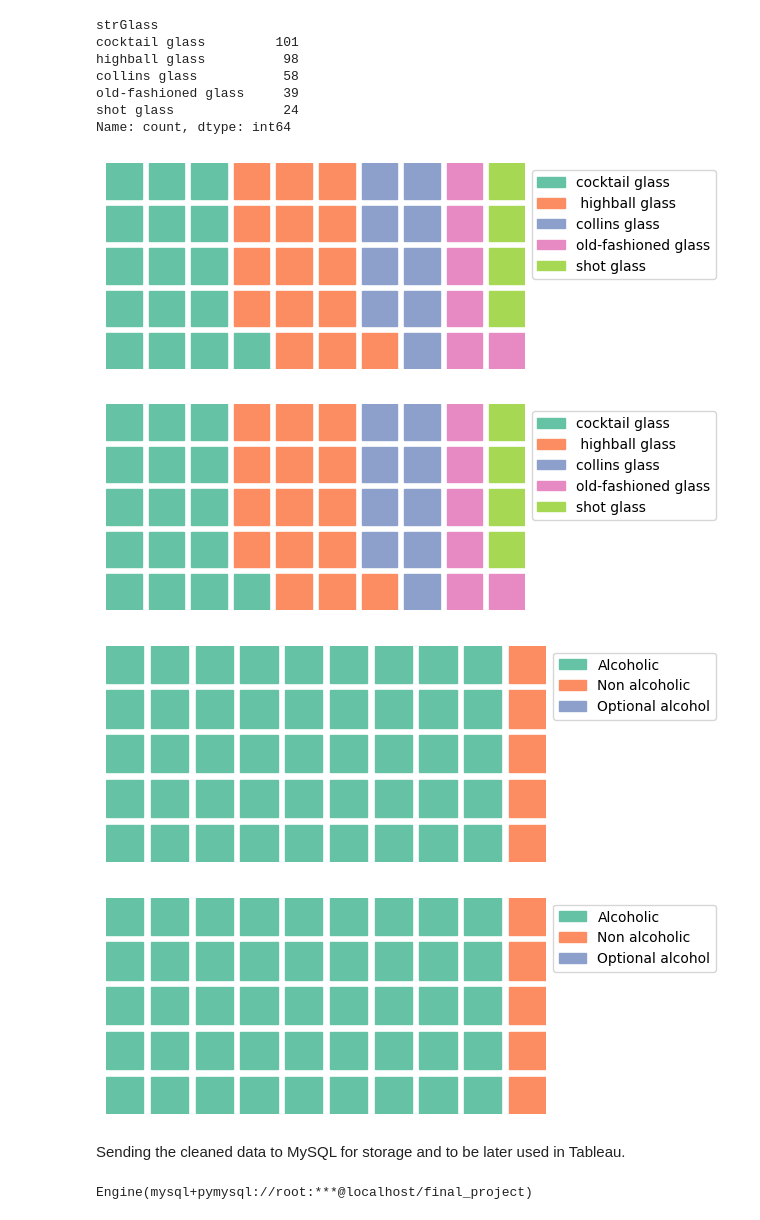
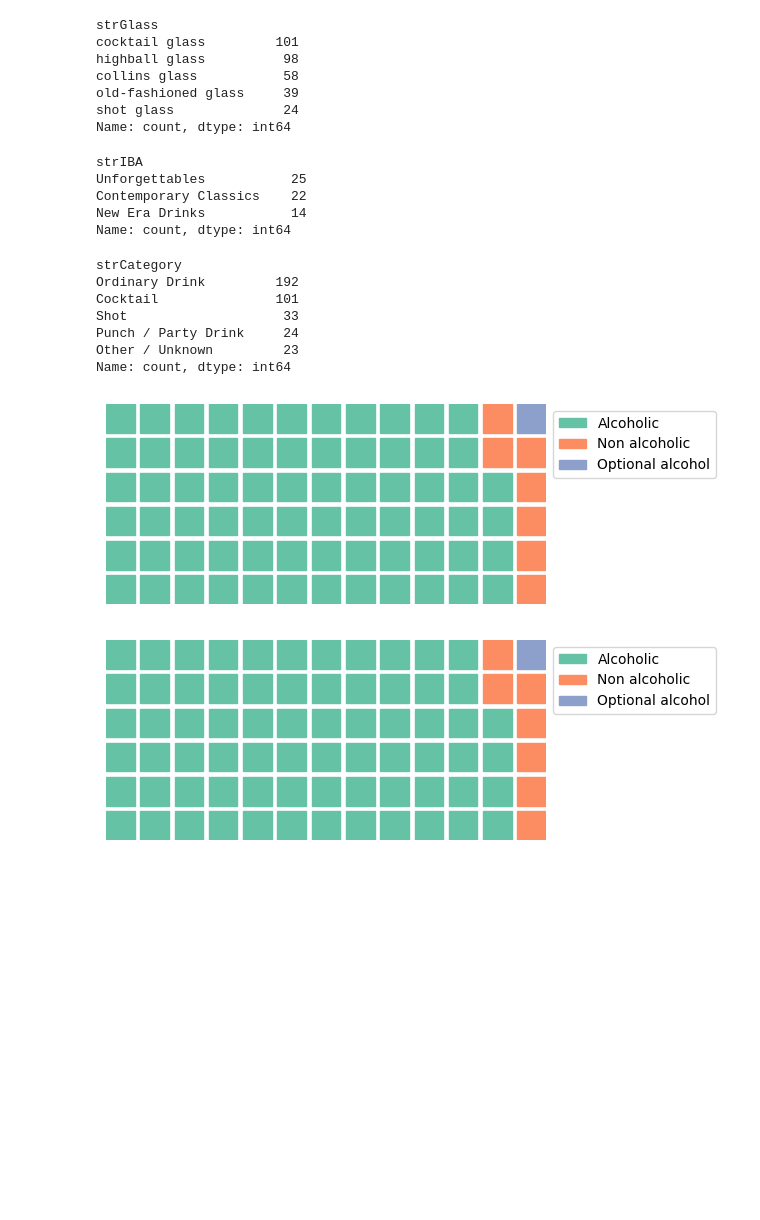
Before and after one commit to redsun498/Data-Genie, a Jupyter notebook: notebooks/EDA - Cocktails.ipynb, the cells around one changed output. Saved outputs shown, nothing was run; the diff lists cells and outputs as text; code cells hidden in the pictures; blank space fills up the shorter version.

```diff
--- a/notebooks/EDA - Cocktails.ipynb
+++ b/notebooks/EDA - Cocktails.ipynb
@@ -1860,29 +1875,33 @@ collins glass           58
 old-fashioned glass     39
 shot glass              24
 Name: count, dtype: int64
+# %%
+df['strIBA'].value_counts()
+# %% [output]
+strIBA
+Unforgettables           25
+Contemporary Classics    22
+New Era Drinks           14
+Name: count, dtype: int64
+# %%
+all_drinks_df['strCategory'].value_counts().head()
+# %% [output]
+strCategory
+Ordinary Drink         192
+Cocktail               101
+Shot                    33
+Punch / Party Drink     24
+Other / Unknown         23
+Name: count, dtype: int64
 # %%
 plt.figure(
     FigureClass=Waffle,
-    rows=5,
-    columns=10,
-    values=all_drinks_df['strGlass'].value_counts().head(),
-    labels=['cocktail glass',' highball glass','collins glass','old-fashioned glass', 'shot glass' ],  # Legend would not be created without this line
+    rows=6,
+    columns=13,
+    values=df['strAlcoholic'].value_counts(),
+    labels=['Alcoholic', 'Non alcoholic','Optional alcohol'],  # Legend would not be created without this line
     legend={'loc': 'upper left', 'bbox_to_anchor': (1, 1)}
 )
 # %% [output]
-[figure, old version]
+[figure, new version]
-[figure, old version]
+[figure, new version]
-# %%
-plt.figure(
-    FigureClass=Waffle,
-    rows=5,
-    columns=10,
-    values=df['strAlcoholic'].value_counts(),
-    labels=['Alcoholic', 'Non alcoholic','Optional alcohol'],  # Legend would not be created without this line
-    legend={'loc': 'upper left', 'bbox_to_anchor': (1, 1)}
-)
-# %% [output]
-[figure, removed]
-[figure, removed]
-# %% [markdown]
-Sending the cleaned data to MySQL for storage and to be later used in Tableau.
@@ -1891,7 +1907,0 @@ password = getpass.getpass()
-# %%
-bd = "final_project"
-connection_string = 'mysql+pymysql://root:' + password + '@localhost/'+bd
-engine = create_engine(connection_string)
-engine
-# %% [output]
-Engine(mysql+pymysql://root:***@localhost/final_project)
```
Also changed, not shown: parts of 13 cells of this notebook, 7 other files.
